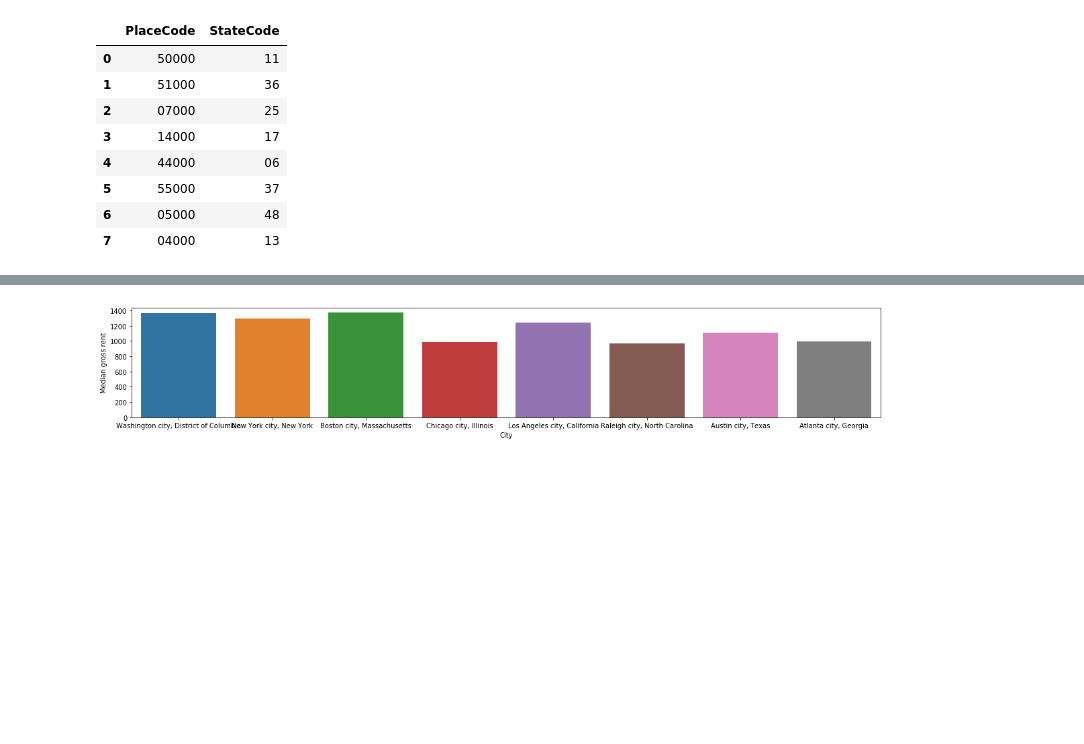
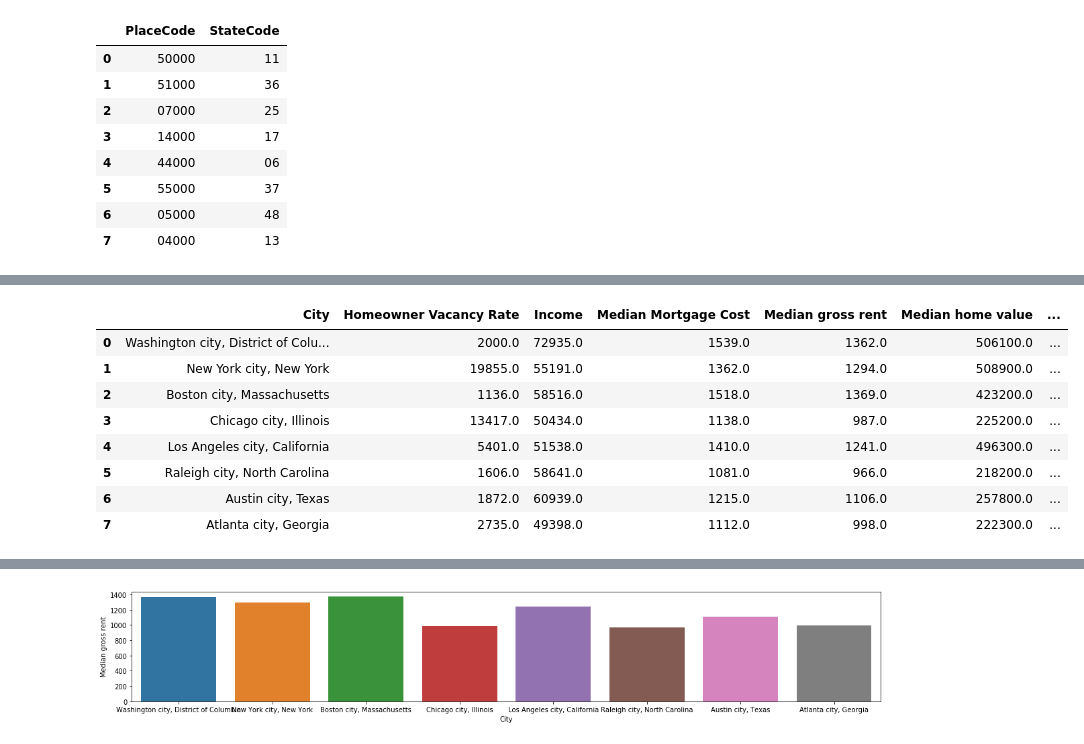
Before and after one commit to indranik/BC_Project1, a Jupyter notebook: housing.ipynb, the cells around one changed output, grey strips where cells are left out. Cells and saved outputs as stored; diff of their text form; code cells hidden in the pictures; blank space fills up the shorter version.

```diff
--- a/housing.ipynb
+++ b/housing.ipynb
@@ -65,3 +82,15 @@ housing_df
+# %%
+housing_df
+# %% [output]
+|  | City | Homeowner Vacancy Rate | Income | Median Mortgage Cost | Median gross rent | Median home value | ... |
+| 0 | Washington city, District of Colu... | 2000.0 | 72935.0 | 1539.0 | 1362.0 | 506100.0 | ... |
+| 1 | New York city, New York | 19855.0 | 55191.0 | 1362.0 | 1294.0 | 508900.0 | ... |
+| 2 | Boston city, Massachusetts | 1136.0 | 58516.0 | 1518.0 | 1369.0 | 423200.0 | ... |
+| 3 | Chicago city, Illinois | 13417.0 | 50434.0 | 1138.0 | 987.0 | 225200.0 | ... |
+| 4 | Los Angeles city, California | 5401.0 | 51538.0 | 1410.0 | 1241.0 | 496300.0 | ... |
+| 5 | Raleigh city, North Carolina | 1606.0 | 58641.0 | 1081.0 | 966.0 | 218200.0 | ... |
+| 6 | Austin city, Texas | 1872.0 | 60939.0 | 1215.0 | 1106.0 | 257800.0 | ... |
+| 7 | Atlanta city, Georgia | 2735.0 | 49398.0 | 1112.0 | 998.0 | 222300.0 | ... |
 # %%
 import seaborn as sns
 import matplotlib.pyplot as plt
```
Also changed, not shown: parts of 7 cells of this notebook.
